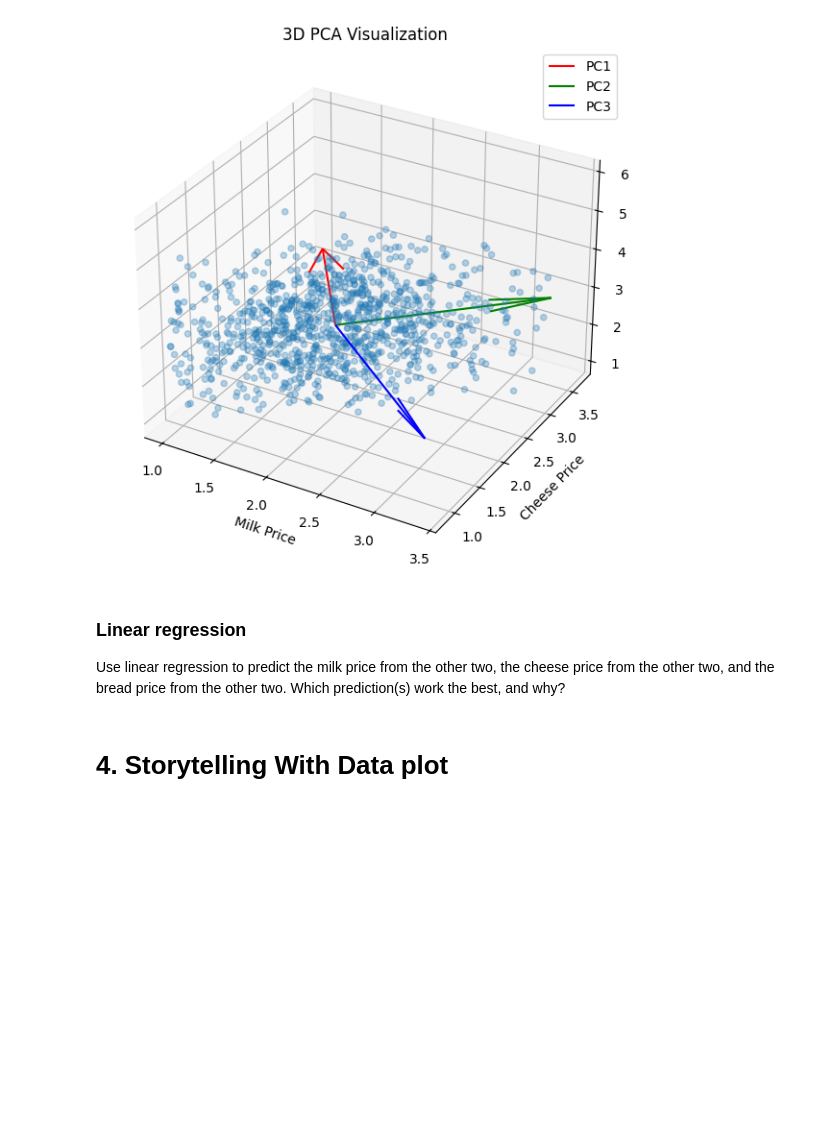
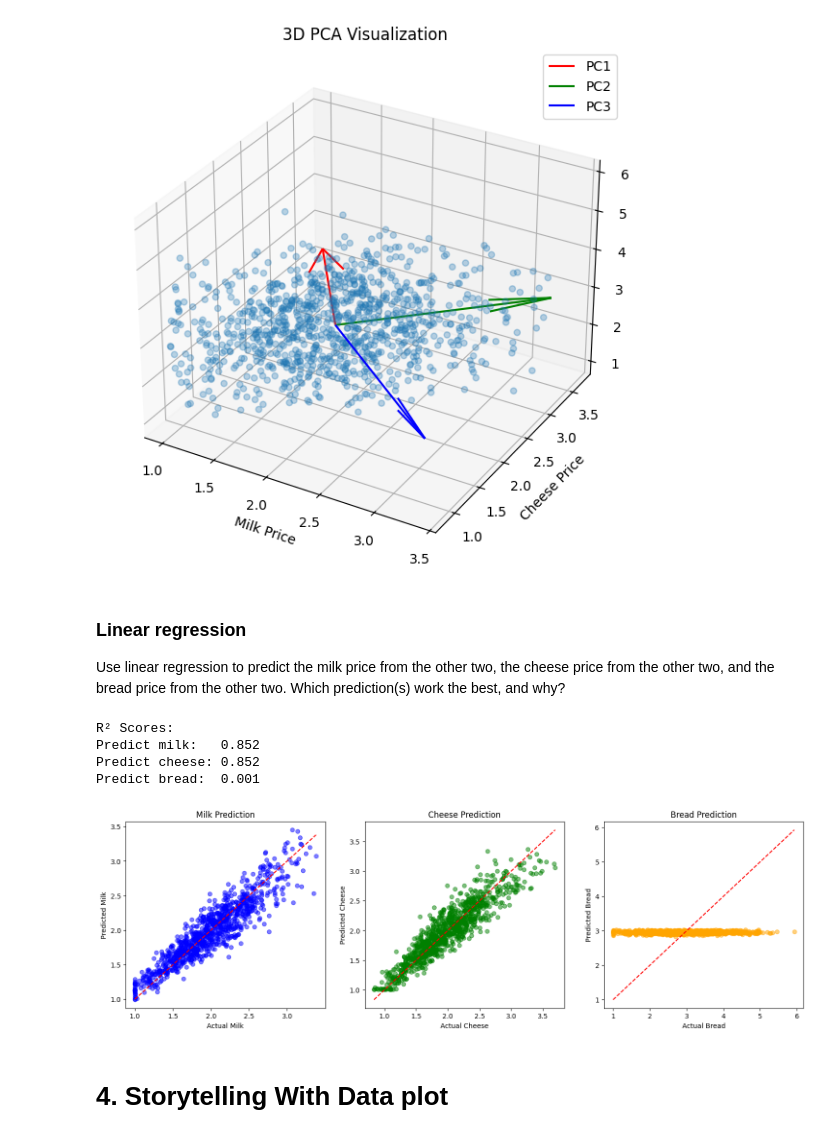
Before and after one commit to KIRBUEDU/OMDS-ModB2-Week8-PrakashKiran-, a Jupyter notebook: Week8.ipynb, the cells around one changed output. Saved outputs shown, nothing was run; the diff lists cells and outputs as text; code cells hidden in the pictures; blank space fills up the shorter version.

```diff
--- a/Week8.ipynb
+++ b/Week8.ipynb
@@ -388,0 +395,56 @@ Use linear regression to predict the milk price from the other two, the cheese p
+# %%
+
+
+
+X_cheese_bread = df3[['cheese', 'bread']]
+X_milk_bread = df3[['milk', 'bread']]
+X_milk_cheese = df3[['milk', 'cheese']]
+
+y_milk = df3['milk']
+y_cheese = df3['cheese']
+y_bread = df3['bread']
+
+reg_milk = LinearRegression().fit(X_cheese_bread, y_milk)
+reg_cheese = LinearRegression().fit(X_milk_bread, y_cheese)
+reg_bread = LinearRegression().fit(X_milk_cheese, y_bread)
+
+pred_milk = reg_milk.predict(X_cheese_bread)
+pred_cheese = reg_cheese.predict(X_milk_bread)
+pred_bread = reg_bread.predict(X_milk_cheese)
+
+r2_milk = r2_score(y_milk, pred_milk)
+r2_cheese = r2_score(y_cheese, pred_cheese)
+r2_bread = r2_score(y_bread, pred_bread)
+
+print("R² Scores:")
+print(f"Predict milk:   {r2_milk:.3f}")
+print(f"Predict cheese: {r2_cheese:.3f}")
+print(f"Predict bread:  {r2_bread:.3f}")
+
+fig, axes = plt.subplots(1, 3, figsize=(18, 5))
+
+axes[0].scatter(y_milk, pred_milk, alpha=0.5, color='blue')
+axes[0].plot([y_milk.min(), y_milk.max()], [y_milk.min(), y_milk.max()], 'r--')
+axes[0].set_title("Milk Prediction")
+axes[0].set_xlabel("Actual Milk")
+axes[0].set_ylabel("Predicted Milk")
+
+axes[1].scatter(y_cheese, pred_cheese, alpha=0.5, color='green')
+axes[1].plot([y_cheese.min(), y_cheese.max()], [y_cheese.min(), y_cheese.max()], 'r--')
+axes[1].set_title("Cheese Prediction")
+axes[1].set_xlabel("Actual Cheese")
+axes[1].set_ylabel("Predicted Cheese")
+
+axes[2].scatter(y_bread, pred_bread, alpha=0.5, color='orange')
+axes[2].plot([y_bread.min(), y_bread.max()], [y_bread.min(), y_bread.max()], 'r--')
+axes[2].set_title("Bread Prediction")
+axes[2].set_xlabel("Actual Bread")
+axes[2].set_ylabel("Predicted Bread")
+
+plt.show()
+# %% [output]
+R² Scores:
+Predict milk:   0.852
+Predict cheese: 0.852
+Predict bread:  0.001
+[figure, added]
```
Also changed, not shown: parts of 2 cells of this notebook.
